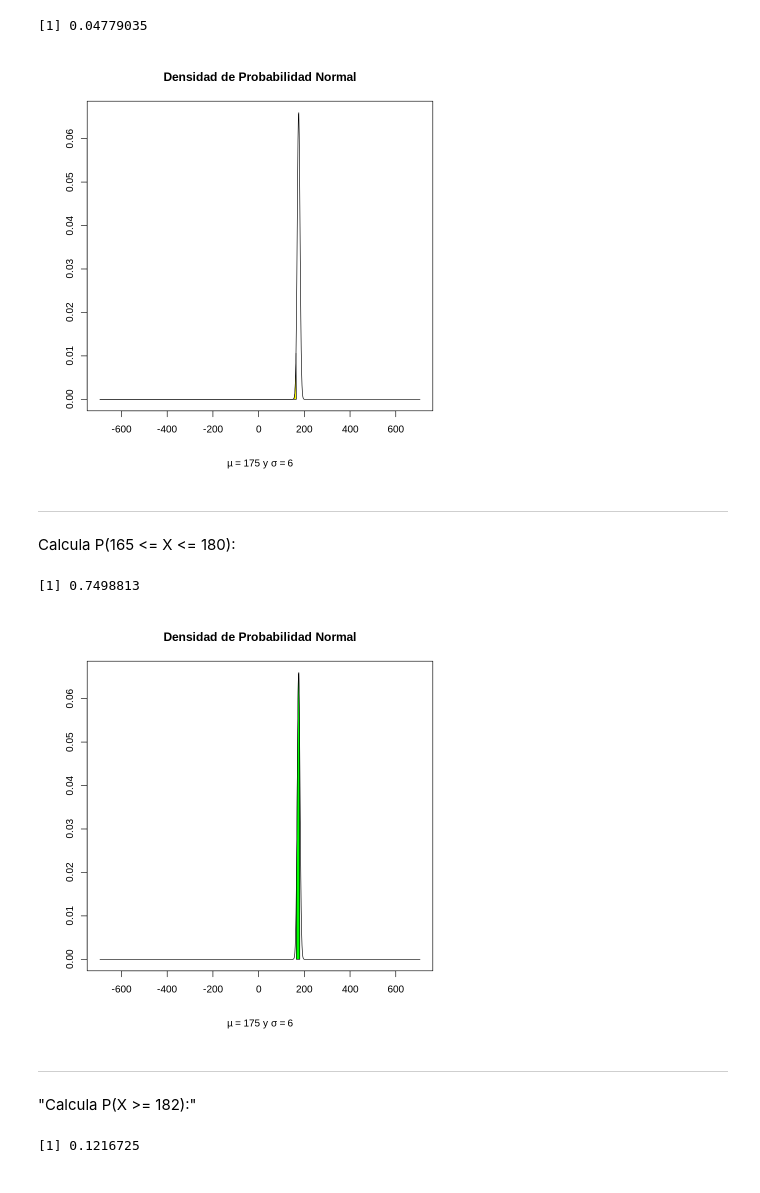
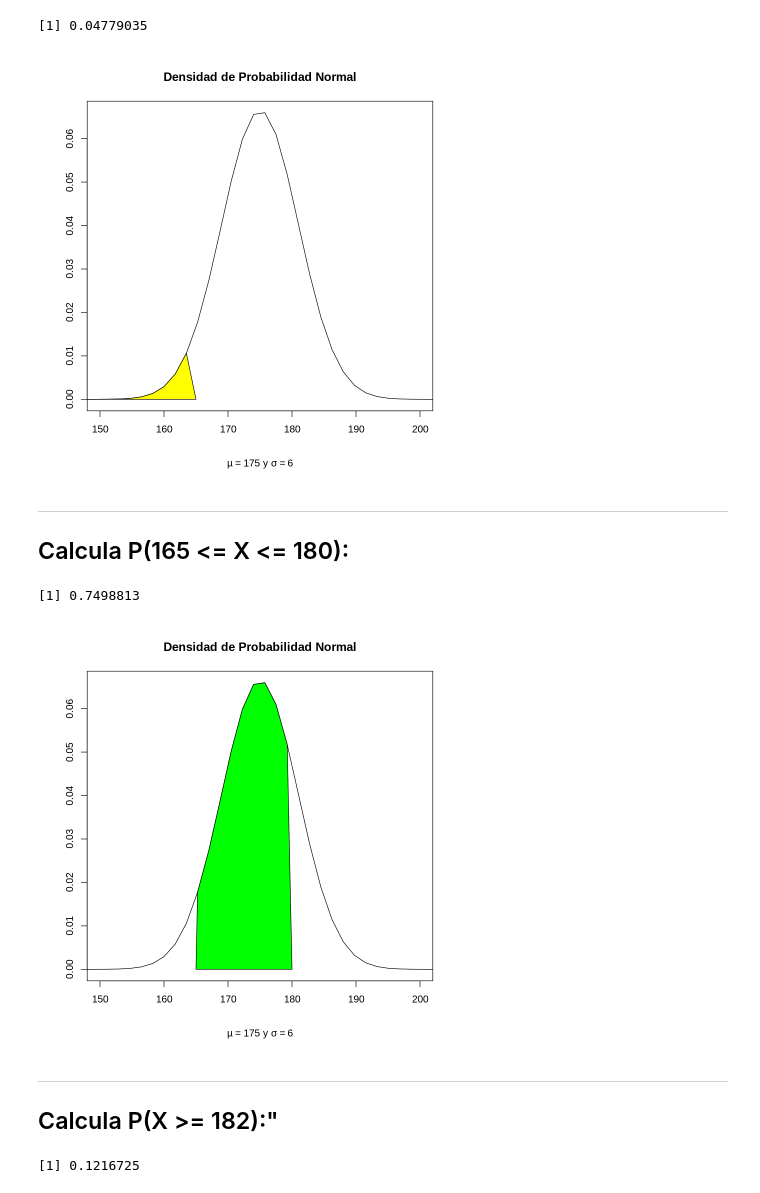
Before and after one commit to caballeroarturo/ejemplosR, a Jupyter notebook: Sesion4/Ejemplo3.ipynb, the cells around one changed output. Drawn from its saved outputs; the diff is of its cells as text; code cells hidden in the pictures.

```diff
--- a/Sesion4/Ejemplo3.ipynb
+++ b/Sesion4/Ejemplo3.ipynb
@@ -124,35 +132,35 @@ pnorm(q = 165, mean = mean, sd = sd)
 # %% [output]
 [1] 0.04779035
 # %%
-plot(x, y, type = "l", xlab = "", ylab = "")
+plot(x, y, type = "l", xlab = "", ylab = "", xlim = c(150, 200))
 title(main = "Densidad de Probabilidad Normal", sub = expression(paste(mu == 175, " y ", sigma == 6)))
 
 polygon(c(min(x), x[x<=165], 165), c(0, y[x<=165], 0), col="yellow")
 # %% [output]
-[figure, old version]
+[figure, new version]
 # %% [markdown]
 
 
 ---
 
-Calcula P(165 <= X <= 180):
+## Calcula P(165 <= X <= 180):
 # %%
 pnorm(q = 180, mean = mean, sd = sd) - pnorm(q = 165, mean = mean, sd = sd)
 # %% [output]
 [1] 0.7498813
 # %%
-plot(x, y, type = "l", xlab="", ylab="")
+plot(x, y, type = "l", xlab="", ylab="", xlim = c(150, 200))
 title(main = "Densidad de Probabilidad Normal", sub = expression(paste(mu == 175, " y ", sigma == 6)))
 
 polygon(c(165, x[x>=165 & x<=180], 180), c(0, y[x>=165 & x<=180], 0), col="green")
 # %% [output]
-[figure, old version]
+[figure, new version]
 # %% [markdown]
 
 
 ---
 
-"Calcula P(X >= 182):"
+## Calcula P(X >= 182):"
 # %%
 pnorm(q = 182, mean = mean, sd = sd, lower.tail = FALSE)
 # %% [output]
```
Also changed, not shown: parts of 10 cells of this notebook.
